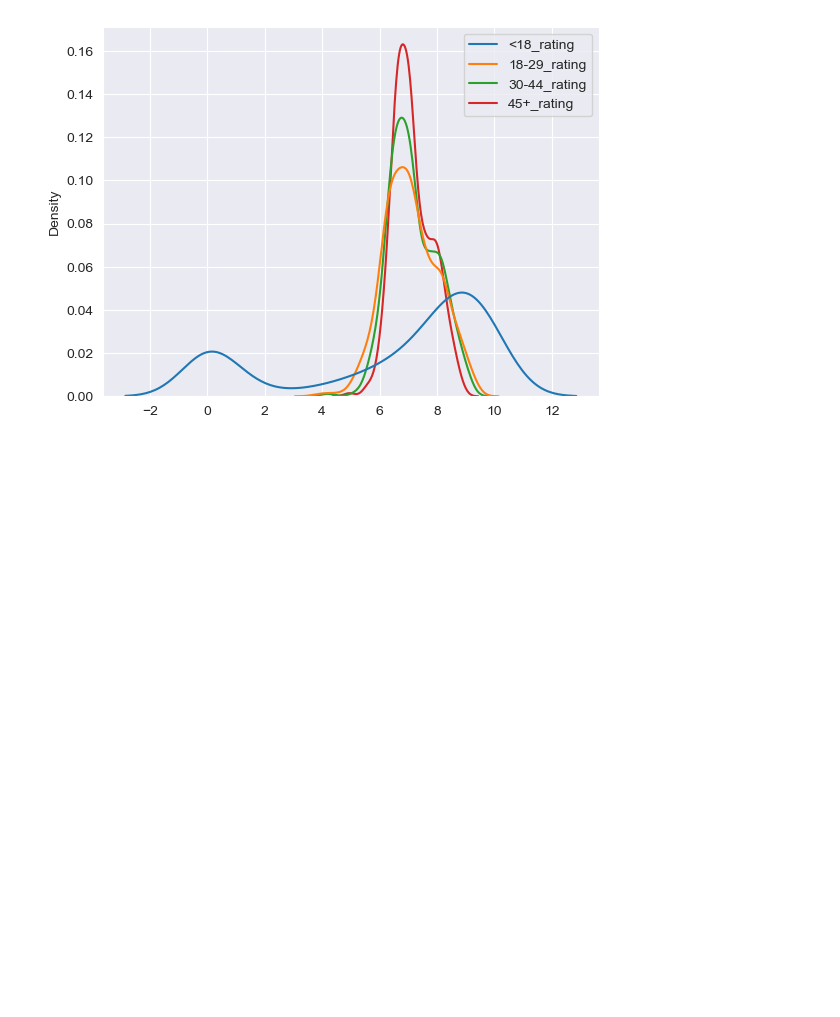
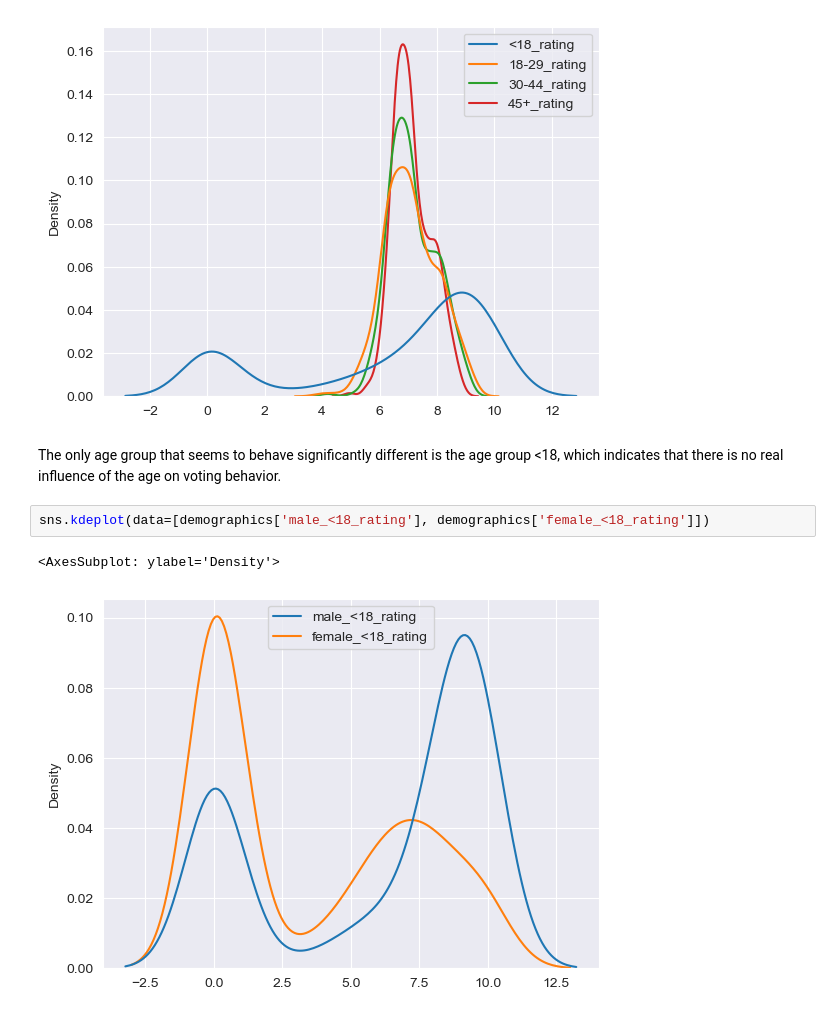
Before and after one commit to nic0gin/datamadness, a Jupyter notebook: demographics_EDA.ipynb, the cells around one changed output. Drawn from its saved outputs; the diff is of its cells as text; blank space fills up the shorter version.

Commit message:
fix: added short explanations to plots.

```diff
--- a/demographics_EDA.ipynb
+++ b/demographics_EDA.ipynb
@@ -34,3 +34,10 @@ sns.kdeplot(data=[demographics['<18_rating'], demographics['18-29_rating'], demo
 # %% [output]
 <AxesSubplot: ylabel='Density'>
 [figure]
+# %% [markdown]
+The only age group that seems to behave significantly different is the age group <18, which indicates that there is no real influence of the age on voting behavior.
+# %%
+sns.kdeplot(data=[demographics['male_<18_rating'], demographics['female_<18_rating']])
+# %% [output]
+<AxesSubplot: ylabel='Density'>
+[figure, added]
```
Also changed, not shown: parts of 11 cells of this notebook.
